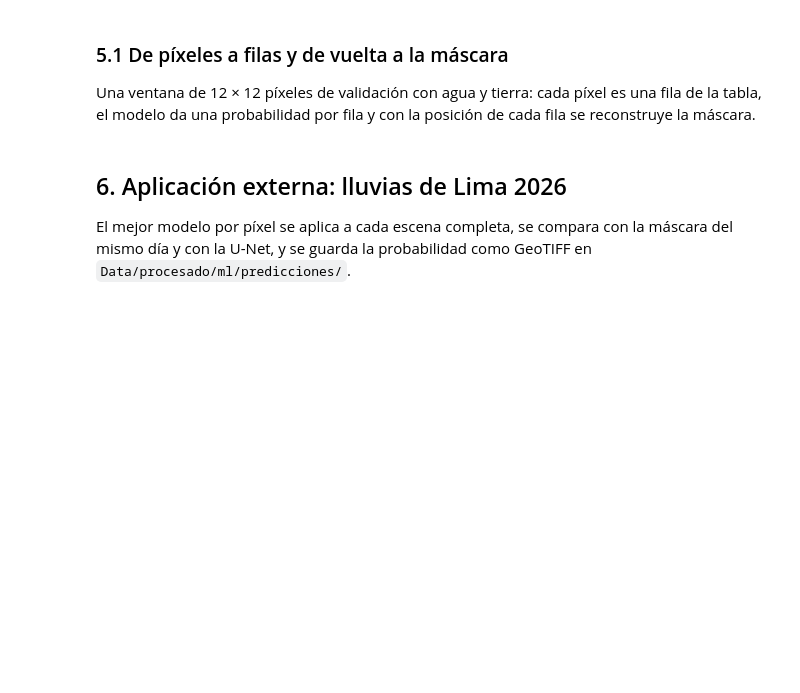
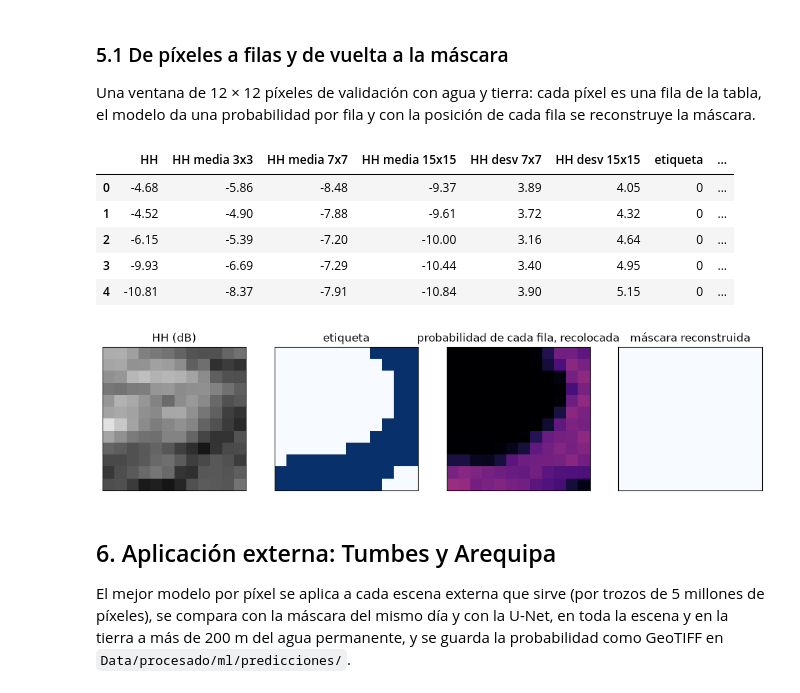
Before and after one commit to 23-Andres-QC/ProyectoFinalMachineLearning, a Jupyter notebook: 02_segmentacion_machine_learning.ipynb, the cells around one changed output. Drawn from its saved outputs; the diff is of its cells as text; code cells hidden in the pictures; blank space fills up the shorter version.

```diff
--- a/02_segmentacion_machine_learning.ipynb
+++ b/02_segmentacion_machine_learning.ipynb
@@ -62,13 +71,13 @@ píxeles al azar (con la proporción real de agua). `pixel` guarda la posición
 rng = np.random.default_rng(0)
 train, val = [], []
 for e in datos[datos.rol != "externa"].itertuples():
-    vv, vh, valido, sombra, perfil = leer(e.clave)
+    hh, valido, perfil = leer(e.clave)
     et = etiqueta(e.clave).ravel()
     if e.rol == "train":
         idx = np.concatenate([rng.choice(np.flatnonzero(et == 1), 50_000), rng.choice(np.flatnonzero(et == 0), 50_000)])
     else:
         idx = rng.choice(np.flatnonzero(et != 255), 300_000)
-    tabla = pd.DataFrame(caracteristicas(vv, vh)[idx], columns=nombres).assign(agua=et[idx] == 1, clave=e.clave, pixel=idx)
+    tabla = pd.DataFrame(caracteristicas(hh)[idx], columns=nombres).assign(agua=et[idx] == 1, clave=e.clave, pixel=idx)
     (train if e.rol == "train" else val).append(tabla)
 train, val = pd.concat(train, ignore_index=True), pd.concat(val, ignore_index=True)
 print(f"train {len(train):,} filas ({train.agua.mean():.0%} agua) · validación {len(val):,} filas ({val.agua.mean():.1%} agua)")
@@ -131,19 +161,19 @@ import torch, segmentation_models_pytorch as smp
 gpu = "cuda" if torch.cuda.is_available() else "cpu"
 encoder = pd.read_csv("Data/procesado/dl/resultados_validacion.csv").encoder[0]
 guardado = torch.load(f"Data/procesado/dl/unet_{encoder}.pt")
-unet = smp.Unet(encoder, encoder_weights=None, in_channels=2, classes=1).to(gpu)
+unet = smp.Unet(encoder, encoder_weights=None, in_channels=1, classes=1).to(gpu)
 unet.load_state_dict(guardado["pesos"])
 media, desv = np.array(guardado["media"], "float32"), np.array(guardado["desv"], "float32")
 
 
 def normalizar(x):
-    return np.nan_to_num((np.clip(x.astype("float32"), -30, 5) - media[:, None, None]) / desv[:, None, None])
+    return np.nan_to_num((np.clip(x.astype("float32"), -35, 10) - media[:, None, None]) / desv[:, None, None])
 
 
-def mapa(modelo, vv, vh):
+def mapa(modelo, hh):
     modelo.eval()
-    x = normalizar(np.stack([vv, vh]))
-    alto, ancho = vv.shape
+    x = normalizar(hh[None])
+    alto, ancho = hh.shape
     suma, veces = np.zeros((alto, ancho), "float32"), np.zeros((alto, ancho), "float32")
     filas = list(range(0, alto - 256, 128)) + [alto - 256]
     columnas = list(range(0, ancho - 256, 128)) + [ancho - 256]
@@ -158,7 +188,7 @@ def mapa(modelo, vv, vh):
 
 
 nombre_unet = f"unet_{encoder}"
-prob[nombre_unet] = np.concatenate([mapa(unet, *leer(c)[:2]).ravel()[g.pixel.to_numpy()] for c, g in val.groupby("clave", sort=False)])
+prob[nombre_unet] = np.concatenate([mapa(unet, suave(*leer(c)[:2])).ravel()[g.pixel.to_numpy()] for c, g in val.groupby("clave", sort=False)])
 umbral[nombre_unet] = guardado["umbral"]
 comparacion = pd.DataFrame([{"modelo": n, "familia": "U-Net" if n.startswith("unet") else "ML por píxel", "umbral": umbral[n],
                              **metricas(p >= umbral[n], val.agua.to_numpy())} for n, p in prob.items()])
@@ -169,0 +207,18 @@ comparacion.round(3)
+# %%
+val["zona"] = "orilla (≤ 200 m)"
+for c, g in val.groupby("clave"):
+    with rasterio.open(f"Data/procesado/nisar/{c.split('_')[0]}/worldcover.tif") as f:
+        wc = f.read(1) == 80
+    lejos = ndimage.maximum_filter(wc.astype("uint8"), 81) == 0
+    val.loc[g.index[wc.ravel()[g.pixel.to_numpy()]], "zona"] = "agua permanente"
+    val.loc[g.index[lejos.ravel()[g.pixel.to_numpy()]], "zona"] = "tierra a más de 200 m"
+del wc, lejos
+filas = []
+for z, g in val[val.zona != "orilla (≤ 200 m)"].groupby("zona"):
+    for n, p in prob.items():
+        q = p[g.index] >= umbral[n]
+        filas.append({"zona": z, "modelo": n, "pixeles": len(g), "agua_etiqueta_%": 100 * g.agua.mean(),
+                      "agua_predicha_%": 100 * q.mean(), **metricas(q, g.agua.to_numpy())})
+por_zona = pd.DataFrame(filas)
+por_zona.to_csv("Data/procesado/ml/comparacion_por_zona.csv", index=False)
+por_zona.round(3)
@@ -188,32 +255,42 @@ Una ventana de 12 × 12 píxeles de validación con agua y tierra: cada píxel e
 probabilidad por fila y con la posición de cada fila se reconstruye la máscara.
 # %%
 clave = val.clave.iloc[0]
-vv, vh, valido, sombra, perfil = leer(clave)
+hh, valido, perfil = leer(clave)
 et = etiqueta(clave)
 fraccion = ndimage.uniform_filter((et == 1).astype("float32"), 12)
 completa = ndimage.uniform_filter((et != 255).astype("float32"), 12) == 1
+completa[:40], completa[-40:], completa[:, :40], completa[:, -40:] = False, False, False, False
 i, j = np.unravel_index(np.argmin(np.where(completa, abs(fraccion - 0.4), 9)), et.shape)
 i, j = i - 6, j - 6
-filas = caracteristicas(vv[i:i + 12, j:j + 12], vh[i:i + 12, j:j + 12])
+filas = caracteristicas(hh[i - 20:i + 32, j - 20:j + 32]).reshape(52, 52, 6)[20:32, 20:32].reshape(-1, 6)
 p = modelos[mejor].predict_proba(pd.DataFrame(filas, columns=nombres))[:, 1]
 display(pd.DataFrame(filas[:5], columns=nombres).assign(etiqueta=et[i:i + 12, j:j + 12].ravel()[:5], probabilidad=p[:5]).round(2))
 fig, ejes = plt.subplots(1, 4, figsize=(13, 3.4))
-ejes[0].imshow(vh[i:i + 12, j:j + 12], cmap="gray", vmin=-30, vmax=-5)
-ejes[0].set_title("VH (dB)")
+ejes[0].imshow(hh[i:i + 12, j:j + 12], cmap="gray", vmin=-25, vmax=5)
+ejes[0].set_title("HH (dB)")
 ejes[1].imshow(et[i:i + 12, j:j + 12] == 1, cmap="Blues")
 ejes[1].set_title("etiqueta")
 ejes[2].imshow(p.reshape(12, 12), cmap="magma", vmin=0, vmax=1)
 ejes[2].set_title("probabilidad de cada fila, recolocada")
 ejes[3].imshow(p.reshape(12, 12) >= umbral[mejor], cmap="Blues")
 ejes[3].set_title("máscara reconstruida")
 for ax in ejes:
     ax.set_xticks([])
     ax.set_yticks([])
+# %% [output]
+|  | HH | HH media 3x3 | HH media 7x7 | HH media 15x15 | HH desv 7x7 | HH desv 15x15 | etiqueta | ... |
+| 0 | -4.68 | -5.86 | -8.48 | -9.37 | 3.89 | 4.05 | 0 | ... |
+| 1 | -4.52 | -4.90 | -7.88 | -9.61 | 3.72 | 4.32 | 0 | ... |
+| 2 | -6.15 | -5.39 | -7.20 | -10.00 | 3.16 | 4.64 | 0 | ... |
+| 3 | -9.93 | -6.69 | -7.29 | -10.44 | 3.40 | 4.95 | 0 | ... |
+| 4 | -10.81 | -8.37 | -7.91 | -10.84 | 3.90 | 5.15 | 0 | ... |
+[figure, added]
 # %% [markdown]
-## 6. Aplicación externa: lluvias de Lima 2026
+## 6. Aplicación externa: Tumbes y Arequipa
 
-El mejor modelo por píxel se aplica a cada escena completa, se compara con la máscara del mismo día y con la U-Net, y se
-guarda la probabilidad como GeoTIFF en `Data/procesado/ml/predicciones/`.
+El mejor modelo por píxel se aplica a cada escena externa que sirve (por trozos de 5 millones de píxeles), se compara con la
+máscara del mismo día y con la U-Net, en toda la escena y en la tierra a más de 200 m del agua permanente, y se guarda la
+probabilidad como GeoTIFF en `Data/procesado/ml/predicciones/`.
 # %%
 Path("Data/procesado/ml/predicciones").mkdir(exist_ok=True)
 filas = []
```
Also changed, not shown: parts of 19 cells of this notebook, 4 other files.
